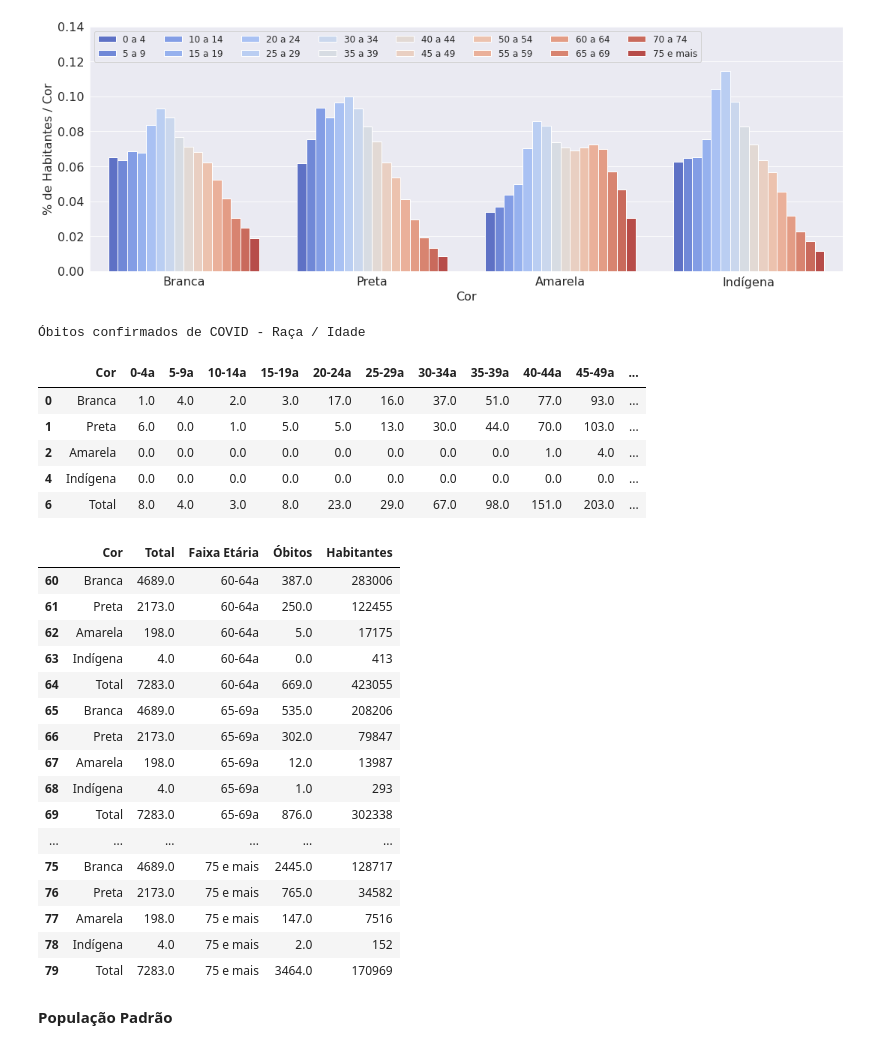
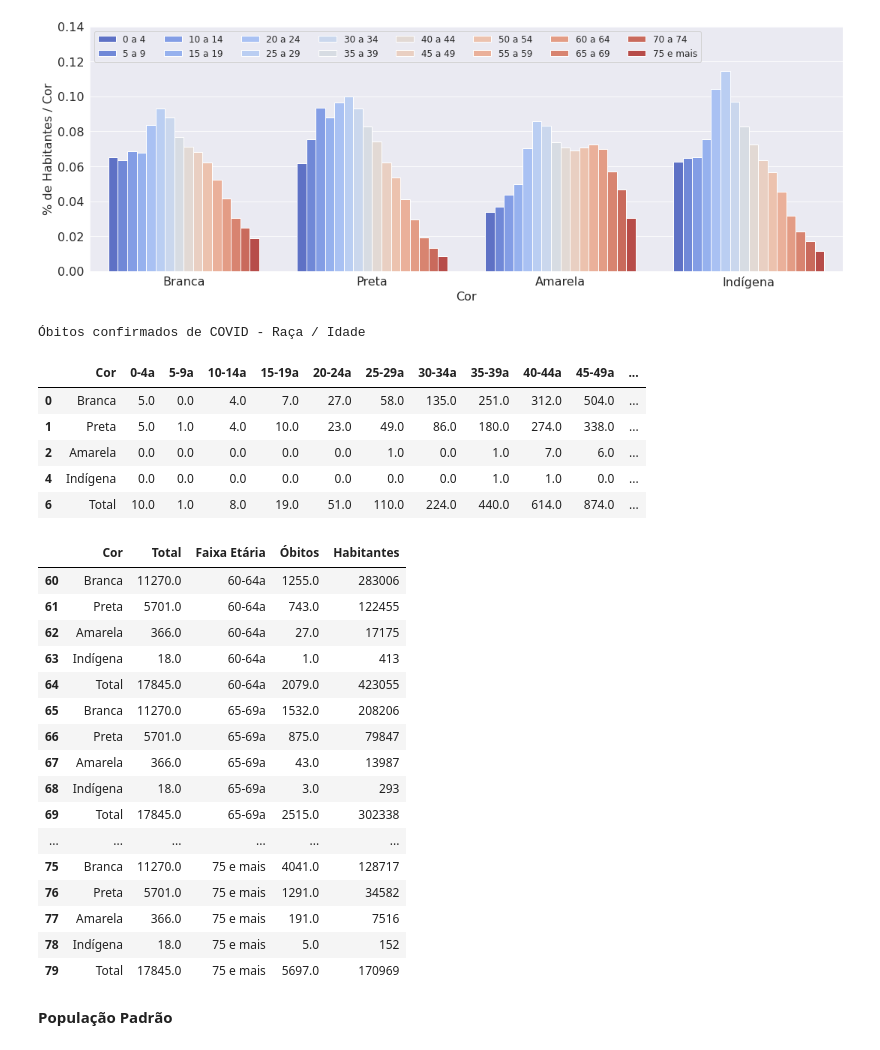
Before and after one commit to EdsonFeio/TCC, a Jupyter notebook: TCC_COVID_RAÇAS_SP_08_a_12_2020.ipynb, the cells around one changed output. Saved outputs shown, nothing was run; the diff lists cells and outputs as text; code cells hidden in the pictures.

```diff
--- a/TCC_COVID_RAÇAS_SP_08_a_12_2020.ipynb
+++ b/TCC_COVID_RAÇAS_SP_08_a_12_2020.ipynb
@@ -144,31 +144,31 @@ plt.ylim(0, 0.14)
 # %%
 #cor_idade_ = pd.read_csv('/content/drive/MyDrive/Colab Notebooks/TCC/cor-idade-suspeitos-2020-2021.csv', sep=';', encoding = "ISO-8859-1",
                         #skiprows=[0,1,2,3,4,13,14,15,16])#Base commpleta atualizada até o dia 13/05/2021
 
 #cor_idade_ = pd.read_csv('/content/drive/MyDrive/Colab Notebooks/TCC/cor-idade-suspeitos-01-a-07_2020.csv', sep=';', encoding = "ISO-8859-1",
                         #skiprows=[0,1,2,3,4,13,14,15,16])#Base indo do mês 01 até 07 de 2020
 
-cor_idade_ = pd.read_csv('/content/drive/MyDrive/Colab Notebooks/TCC/cor-idade-suspeitos-08-a-12_2020.csv', sep=';', encoding = "ISO-8859-1",
-                        skiprows=[0,1,2,3,4,13,14,15,16])#Base indo do mês 08 até 12 de 2020
+#cor_idade_ = pd.read_csv('/content/drive/MyDrive/Colab Notebooks/TCC/cor-idade-suspeitos-08-a-12_2020.csv', sep=';', encoding = "ISO-8859-1",
+                        #skiprows=[0,1,2,3,4,13,14,15,16])#Base indo do mês 08 até 12 de 2020
 
-#cor_idade_ = pd.read_csv('/content/drive/MyDrive/Colab Notebooks/TCC/cor-idade-suspeitos-01-a-05_2021.csv', sep=';', encoding = "ISO-8859-1",
-                        #skiprows=[0,1,2,3,4,13,14,15,16])#Base indo do mês 01 até 05 de 2021
+cor_idade_ = pd.read_csv('/content/drive/MyDrive/Colab Notebooks/TCC/cor-idade-suspeitos-01-a-05_2021.csv', sep=';', encoding = "ISO-8859-1",
+                        skiprows=[0,1,2,3,4,13,14,15,16])#Base indo do mês 01 até 05 de 2021
 cor_idade = cor_idade_.apply(pd.to_numeric, errors='coerce').fillna(0)
 cor_idade.iloc[PRETA] = cor_idade.iloc[PRETA] + cor_idade.iloc[PARDA]
 cor_idade = cor_idade.drop(PARDA)
 cor_idade = cor_idade.drop(5) # Não informado
 cor_idade['Cor'] = cor_idade_['Cor']
 
 print('\n\nÓbitos confirmados de COVID - Raça / Idade')
 display(cor_idade)
 # %% [output]
 Óbitos confirmados de COVID - Raça / Idade
 |  | Cor | 0-4a | 5-9a | 10-14a | 15-19a | 20-24a | 25-29a | 30-34a | 35-39a | 40-44a | 45-49a | ... |
-| 0 | Branca | 1.0 | 4.0 | 2.0 | 3.0 | 17.0 | 16.0 | 37.0 | 51.0 | 77.0 | 93.0 | ... |
-| 1 | Preta | 6.0 | 0.0 | 1.0 | 5.0 | 5.0 | 13.0 | 30.0 | 44.0 | 70.0 | 103.0 | ... |
-| 2 | Amarela | 0.0 | 0.0 | 0.0 | 0.0 | 0.0 | 0.0 | 0.0 | 0.0 | 1.0 | 4.0 | ... |
-| 4 | Indígena | 0.0 | 0.0 | 0.0 | 0.0 | 0.0 | 0.0 | 0.0 | 0.0 | 0.0 | 0.0 | ... |
-| 6 | Total | 8.0 | 4.0 | 3.0 | 8.0 | 23.0 | 29.0 | 67.0 | 98.0 | 151.0 | 203.0 | ... |
+| 0 | Branca | 5.0 | 0.0 | 4.0 | 7.0 | 27.0 | 58.0 | 135.0 | 251.0 | 312.0 | 504.0 | ... |
+| 1 | Preta | 5.0 | 1.0 | 4.0 | 10.0 | 23.0 | 49.0 | 86.0 | 180.0 | 274.0 | 338.0 | ... |
+| 2 | Amarela | 0.0 | 0.0 | 0.0 | 0.0 | 0.0 | 1.0 | 0.0 | 1.0 | 7.0 | 6.0 | ... |
+| 4 | Indígena | 0.0 | 0.0 | 0.0 | 0.0 | 0.0 | 0.0 | 0.0 | 1.0 | 1.0 | 0.0 | ... |
+| 6 | Total | 10.0 | 1.0 | 8.0 | 19.0 | 51.0 | 110.0 | 224.0 | 440.0 | 614.0 | 874.0 | ... |
 # %%
 cor_idade_melt = cor_idade.melt(id_vars=['Cor', 'Total'], value_vars=cor_idade.columns[1:-2],
                                 var_name='Faixa Etária', value_name='Óbitos')
@@ -185,22 +185,22 @@ cor_idade_melt['Habitantes'] = habitantes
 display(cor_idade_melt.tail(20))
 # %% [output]
 |  | Cor | Total | Faixa Etária | Óbitos | Habitantes |
-| 60 | Branca | 4689.0 | 60-64a | 387.0 | 283006 |
-| 61 | Preta | 2173.0 | 60-64a | 250.0 | 122455 |
-| 62 | Amarela | 198.0 | 60-64a | 5.0 | 17175 |
-| 63 | Indígena | 4.0 | 60-64a | 0.0 | 413 |
-| 64 | Total | 7283.0 | 60-64a | 669.0 | 423055 |
-| 65 | Branca | 4689.0 | 65-69a | 535.0 | 208206 |
-| 66 | Preta | 2173.0 | 65-69a | 302.0 | 79847 |
-| 67 | Amarela | 198.0 | 65-69a | 12.0 | 13987 |
-| 68 | Indígena | 4.0 | 65-69a | 1.0 | 293 |
-| 69 | Total | 7283.0 | 65-69a | 876.0 | 302338 |
+| 60 | Branca | 11270.0 | 60-64a | 1255.0 | 283006 |
+| 61 | Preta | 5701.0 | 60-64a | 743.0 | 122455 |
+| 62 | Amarela | 366.0 | 60-64a | 27.0 | 17175 |
+| 63 | Indígena | 18.0 | 60-64a | 1.0 | 413 |
+| 64 | Total | 17845.0 | 60-64a | 2079.0 | 423055 |
+| 65 | Branca | 11270.0 | 65-69a | 1532.0 | 208206 |
+| 66 | Preta | 5701.0 | 65-69a | 875.0 | 79847 |
+| 67 | Amarela | 366.0 | 65-69a | 43.0 | 13987 |
+| 68 | Indígena | 18.0 | 65-69a | 3.0 | 293 |
+| 69 | Total | 17845.0 | 65-69a | 2515.0 | 302338 |
 | ... | ... | ... | ... | ... | ... |
-| 75 | Branca | 4689.0 | 75 e mais | 2445.0 | 128717 |
-| 76 | Preta | 2173.0 | 75 e mais | 765.0 | 34582 |
-| 77 | Amarela | 198.0 | 75 e mais | 147.0 | 7516 |
-| 78 | Indígena | 4.0 | 75 e mais | 2.0 | 152 |
-| 79 | Total | 7283.0 | 75 e mais | 3464.0 | 170969 |
+| 75 | Branca | 11270.0 | 75 e mais | 4041.0 | 128717 |
+| 76 | Preta | 5701.0 | 75 e mais | 1291.0 | 34582 |
+| 77 | Amarela | 366.0 | 75 e mais | 191.0 | 7516 |
+| 78 | Indígena | 18.0 | 75 e mais | 5.0 | 152 |
+| 79 | Total | 17845.0 | 75 e mais | 5697.0 | 170969 |
 # %% [markdown]
 **População Padrão**
 # %%
```
Also changed, not shown: parts of 9 cells of this notebook.
